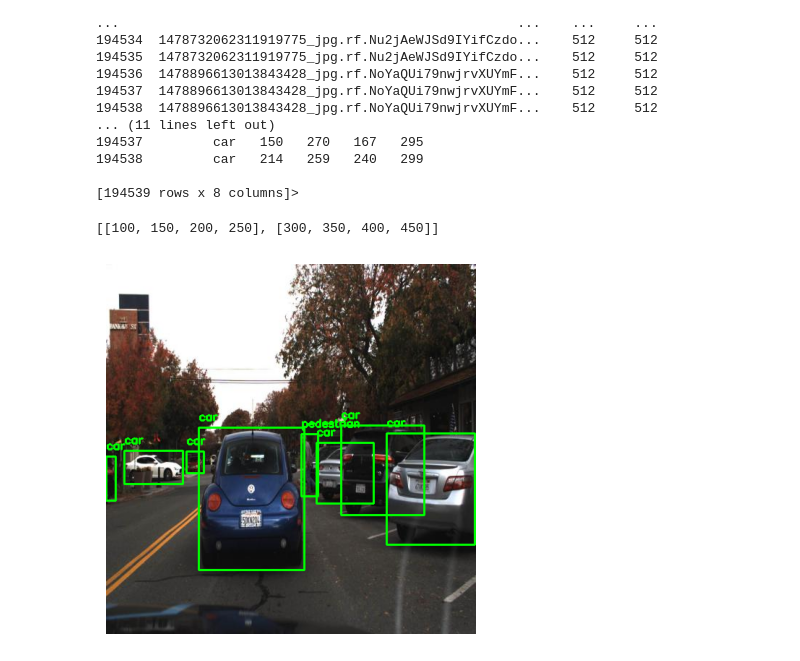
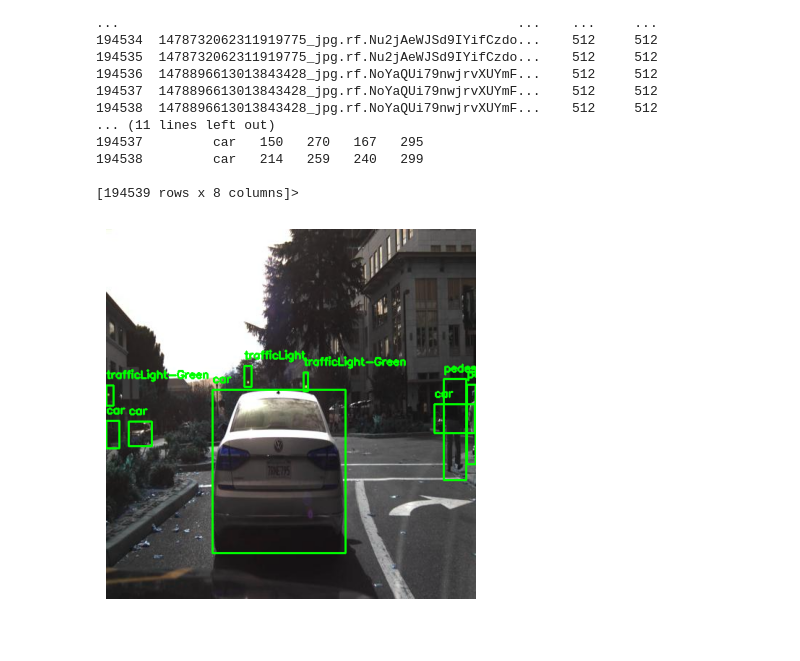
Before and after one commit to maiapiechocki/autonomous-vehicle-classifier, a Jupyter notebook: mainNB.ipynb, the cells around one changed output. Cells and saved outputs as stored; diff of their text form; code cells hidden in the pictures.

```diff
--- a/mainNB.ipynb
+++ b/mainNB.ipynb
@@ -113,86 +85,81 @@ grouped_annotations = annotations.groupby('filename')
 # %%
-#function to calculate intersection over union; eliminate possible duplicate predictions of overlapping bounding boxes
 def iou(boxA, boxB):
-    xA = max(boxA[0], boxB[0])
-    yA = max(boxA[1], boxB[1])
-    xB = min(boxA[2], boxB[2])
-    yB = min(boxA[3], boxB[3])
+    xA = max([boxA[0], boxB[0]])
+    yA = max([boxA[1], boxB[1]])
+    xB = min([boxA[2], boxB[2]])
+    yB = min([boxA[3], boxB[3]])
 
-    #compute the area of intersection
-    interArea = max(0, xB - xA) * max(0, yB - yA)
+    interArea = max(0, xB - xA+1) * max(0, yB - yA+1)
 
-    #compute area of both bounding boxes
-    boxAArea = (boxA[2] - boxA[0]) * (boxA[3] - boxA[1])
-    boxBArea = (boxB[2] - boxB[0]) * (boxB[3] - boxB[1])
+    #boxA = ground truth boxB = predicted
+    boxAArea = (boxA[2] - boxA[0]+1) * (boxA[3] - boxA[1]+1)
+    boxBArea = (boxB[2] - boxB[0]+1) * (boxB[3] - boxB[1]+1)
 
-    unionArea = boxAArea + boxBArea - interArea
+    iou = interArea / float(boxAArea + boxBArea - interArea)
 
-    return interArea / unionArea if unionArea != 0 else 0
+    return iou
 
-#remove duplicate bounding boxes based on IoU threshold
-def filter_duplicates(boxes, threshold=0.5):
+#remove 100% duplicate bounding boxes based on IoU threshold
+def filter_duplicates(boxes, threshold=1):
     filtered_boxes = []
     for i, boxA in enumerate(boxes):
         to_add = True
         for boxB in filtered_boxes:
-            if iou(boxA, boxB) > threshold:
+            if iou(boxA, boxB) == threshold:
                 to_add = False
                 break
         if to_add:
             filtered_boxes.append(boxA)
     return filtered_boxes
 
-#example bounding boxes
+#example
 bounding_boxes = [
     [100, 150, 200, 250],
+    [100, 150, 200, 250],
     [110, 160, 210, 260],
-    [300, 350, 400, 450],
 ]
+
 filtered_boxes = filter_duplicates(bounding_boxes)
 print(filtered_boxes)
+iou_value = iou(bounding_boxes[0], bounding_boxes[1])
+print(f"IoU between boxA and boxB: {iou_value}")
-# %% [output]
-[[100, 150, 200, 250], [300, 350, 400, 450]]
 # %%
-#load annotations
-annotations = pd.read_csv(annotations_path)
+grouped_annotations = annotations.groupby("filename")
 
-#group annotations by filename
-grouped_annotations = annotations.groupby("filename")
 def draw_bounding_boxes(image_file, boxes, save_image=False, output_path=None):
-    image_path = os.path.join(dataset_path, image_file)
-    image = cv2.imread(image_path)
+    img_path = os.path.join(dataset_path, image_file)
+    image = cv2.imread(img_path)
     if image is None:
-        raise FileNotFoundError(f"Image not found at {image_path}")
+        raise FileNotFoundError(f"Image not found at {img_path}")
 
     #draw each bounding box
     for _, row in boxes.iterrows():
         xmin, ymin, xmax, ymax = int(row['xmin']), int(row['ymin']), int(row['xmax']), int(row['ymax'])
         label = row['class']
 
         #draw rectangle
         cv2.rectangle(image, (xmin, ymin), (xmax, ymax), (0, 255, 0), 2)
         # Put label text
         cv2.putText(image, label, (xmin, ymin - 10), cv2.FONT_HERSHEY_SIMPLEX, 0.5, (0, 255, 0), 2)
 
     if save_image:
         # Save image with bounding boxes
         if output_path:
-            cv2.imwrite(output_path, image)  # Save to given output path
+            cv2.imwrite(output_path, image)  #save to given output path
         else:
-            cv2.imwrite('output.jpg', image)  # Default save
+            cv2.imwrite('output.jpg', image)  #default save
 
     #convert BGR to RGB for displaying
-    image_rgb = cv2.cvtColor(image, cv2.COLOR_BGR2RGB)
-    plt.imshow(image_rgb)
+   # image_rgb = cv2.cvtColor(image, cv2.COLOR_BGR2RGB)
+    plt.imshow(image)
     plt.axis("off")
     plt.show()
 
-#check random file's bounding box
-image_file = "1478900859981702684_jpg.rf.6830635c7d9197475638f0818f5dd103.jpg"
+image_file = "1478899844799782363_jpg.rf.RAjpKgjL9L1sH6Yztakh.jpg"
 boxes = grouped_annotations.get_group(image_file)  # Retrieve bounding boxes for the image
 draw_bounding_boxes(image_file, boxes)
 # %% [output]
-[figure, old version]
+[figure, new version]
 # %%
 def normalize_bounding_boxes(bboxes, image_width, image_height):
     normalized_bboxes = []
```
Also changed, not shown: parts of 4 cells of this notebook.
